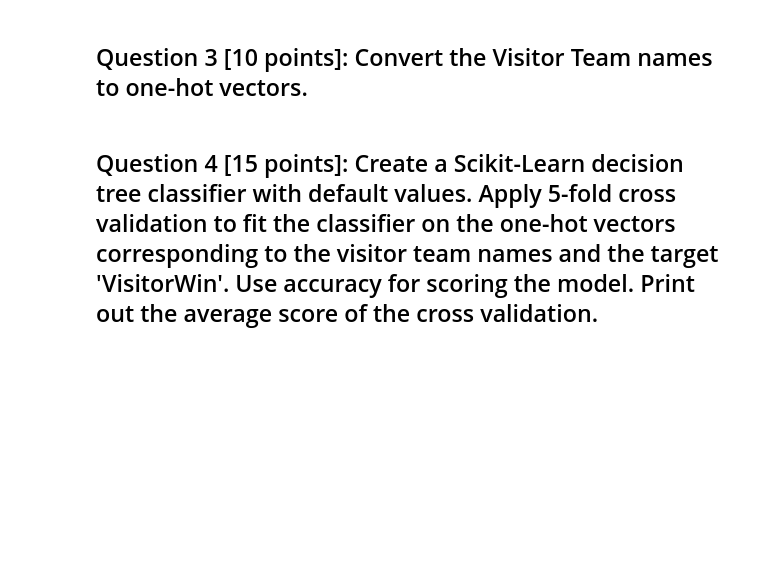
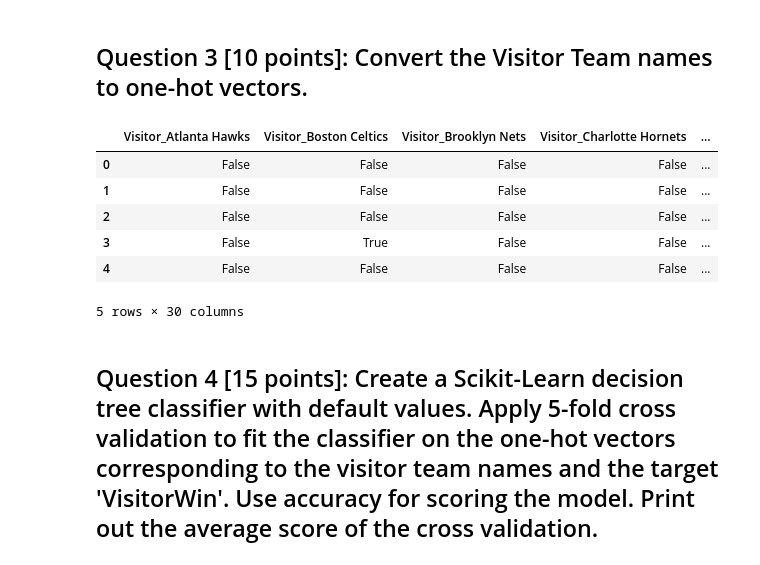
Before and after one commit to Izquazzle/appl, a Jupyter notebook: INFO371_Assignment2.ipynb, the cells around one changed output. Saved outputs shown, nothing was run; the diff lists cells and outputs as text; code cells hidden in the pictures; blank space fills up the shorter version.

```diff
--- a/INFO371_Assignment2.ipynb
+++ b/INFO371_Assignment2.ipynb
@@ -86,5 +98,16 @@ df.head()
 # %% [markdown]
 ## Question 3 [10 points]: Convert the Visitor Team names to one-hot vectors.
+# %%
+visitor_team_ohe = pd.get_dummies(df["Visitor Team"], prefix="Visitor")
+visitor_team_ohe.head()
+# %% [output]
+|  | Visitor_Atlanta Hawks | Visitor_Boston Celtics | Visitor_Brooklyn Nets | Visitor_Charlotte Hornets | ... |
+| 0 | False | False | False | False | ... |
+| 1 | False | False | False | False | ... |
+| 2 | False | False | False | False | ... |
+| 3 | False | True | False | False | ... |
+| 4 | False | False | False | False | ... |
+5 rows × 30 columns
 # %% [markdown]
 ## Question 4 [15 points]: Create a Scikit-Learn decision tree classifier with default values. Apply 5-fold cross validation to fit the classifier on the one-hot vectors corresponding to the visitor team names and the target 'VisitorWin'. Use accuracy for scoring the model. Print out the average score of the cross validation.
 # %% [markdown]
```
Also changed, not shown: parts of 5 cells of this notebook.
